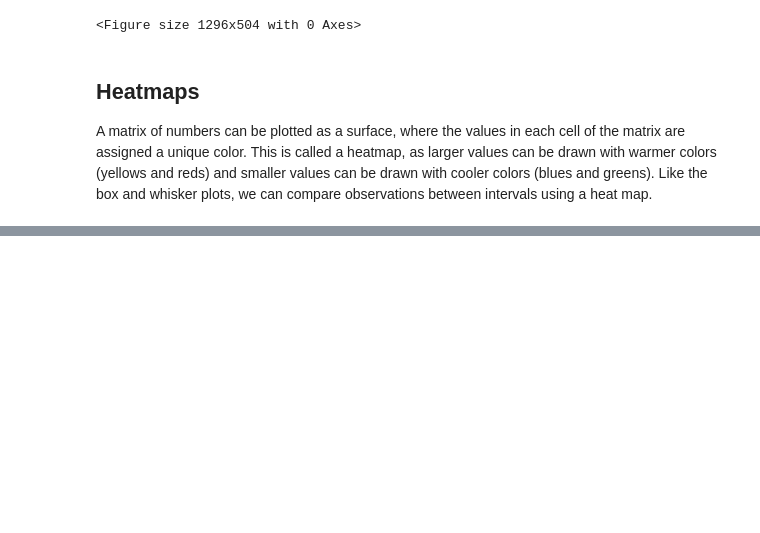
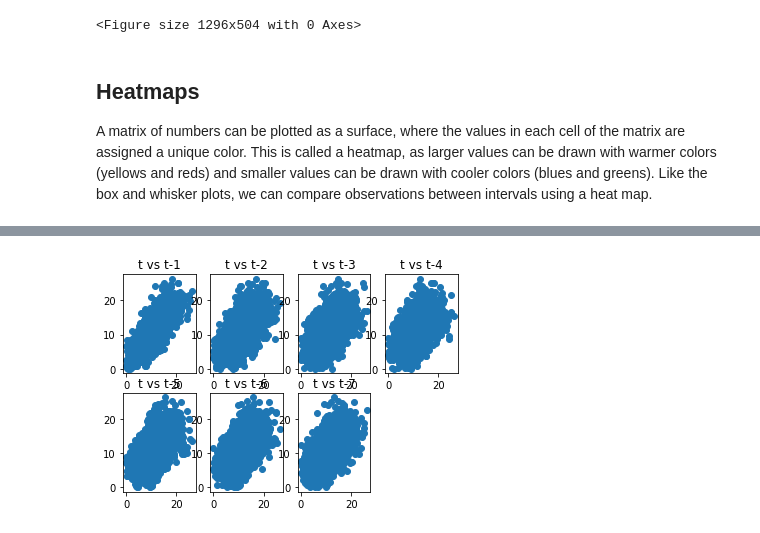
Before and after one commit to harvinder676/time-series-analysis-and-forecasting, a Jupyter notebook: Data_visualization.ipynb, the cells around one changed output, grey strips where cells are left out. Saved outputs shown, nothing was run; the diff lists cells and outputs as text; code cells hidden in the pictures; blank space fills up the shorter version.

```diff
--- a/Data_visualization.ipynb
+++ b/Data_visualization.ipynb
@@ -140,0 +182,20 @@ pyplot.show()
+# %%
+# Create Multiple scatter plot
+values = DataFrame(series.values)
+lags = 7
+columns = [values]
+for i in range(1,(lags + 1)):
+    columns.append(values.shift(i))
+dataframe = concat(columns, axis=1)
+columns = ['t']
+for i in range(1,(lags + 1)):
+    columns.append('t-' + str(i))
+dataframe.columns = columns
+plt.figure(1)
+for i in range(1,(lags + 1)):
+    ax = plt.subplot(240 + i)
+    ax.set_title('t vs t-' + str(i))
+    plt.scatter(x=dataframe['t'].values, y=dataframe['t-'+str(i)].values)
+plt.show()
+# %% [output]
+[figure, added]
```
Also changed, not shown: parts of 9 cells of this notebook, 4 other files.
